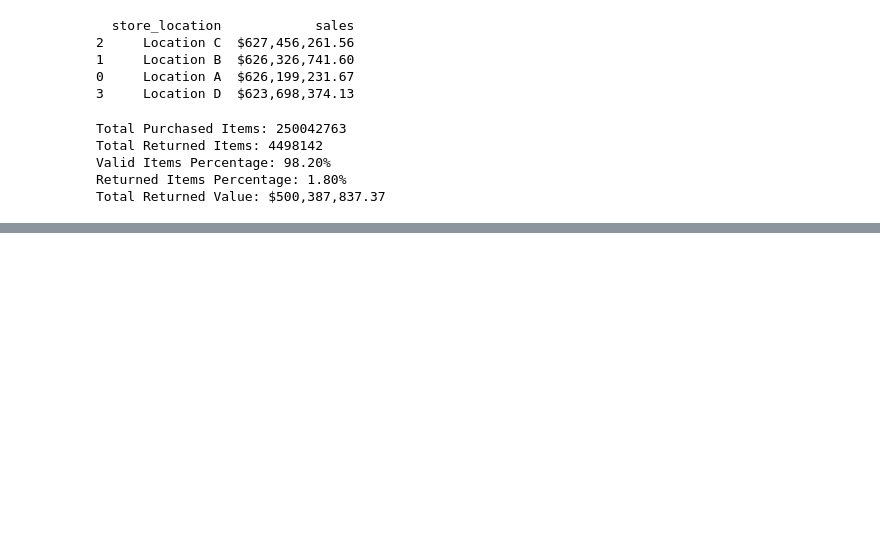
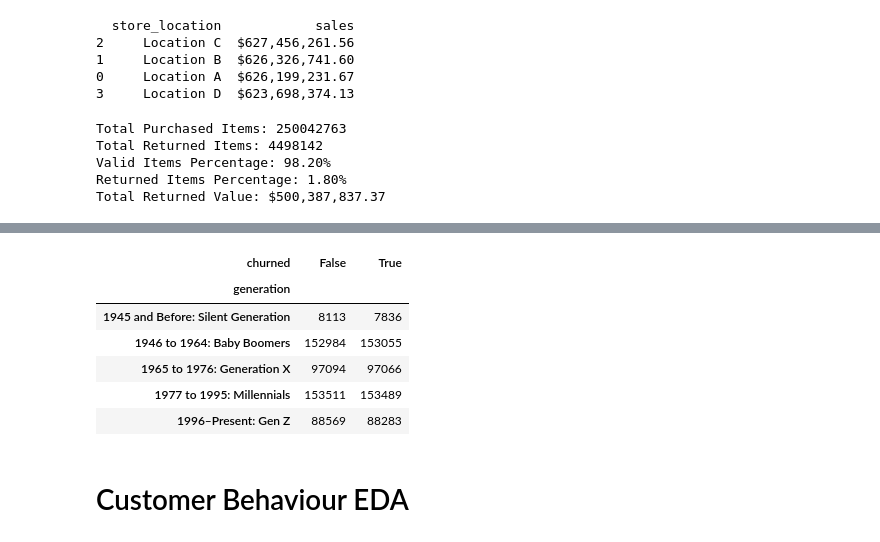
Before and after one commit to JReal10/Project_Moon, a Jupyter notebook: notebooks/exploratory.ipynb, the cells around one changed output, grey strips where cells are left out. Saved outputs shown, nothing was run; the diff lists cells and outputs as text; code cells hidden in the pictures; blank space fills up the shorter version.

```diff
--- a/notebooks/exploratory.ipynb
+++ b/notebooks/exploratory.ipynb
@@ -203,0 +324,22 @@ Total Returned Value: $500,387,837.37
+# %%
+# Function to calculate the number of churned or non-churned customers by generation
+def churn_by_generation(df):
+    # Group by 'generation' and 'churned' and count occurrences
+    churn_data = df.groupby(['generation', 'churned']).size().reset_index(name='count')
+
+    # Pivot table for a clearer view
+    churn_pivot = churn_data.pivot(index='generation', columns='churned', values='count').fillna(0)
+
+    return churn_pivot
+
+churn_by_generation(customer_info_df)
+# %% [output]
+| churned | False | True |
+| generation |  |  |
+| 1945 and Before: Silent Generation | 8113 | 7836 |
+| 1946 to 1964: Baby Boomers | 152984 | 153055 |
+| 1965 to 1976: Generation X | 97094 | 97066 |
+| 1977 to 1995: Millennials | 153511 | 153489 |
+| 1996–Present: Gen Z | 88569 | 88283 |
+# %% [markdown]
+# Customer Behaviour EDA
```
Also changed, not shown: parts of 10 cells of this notebook.
